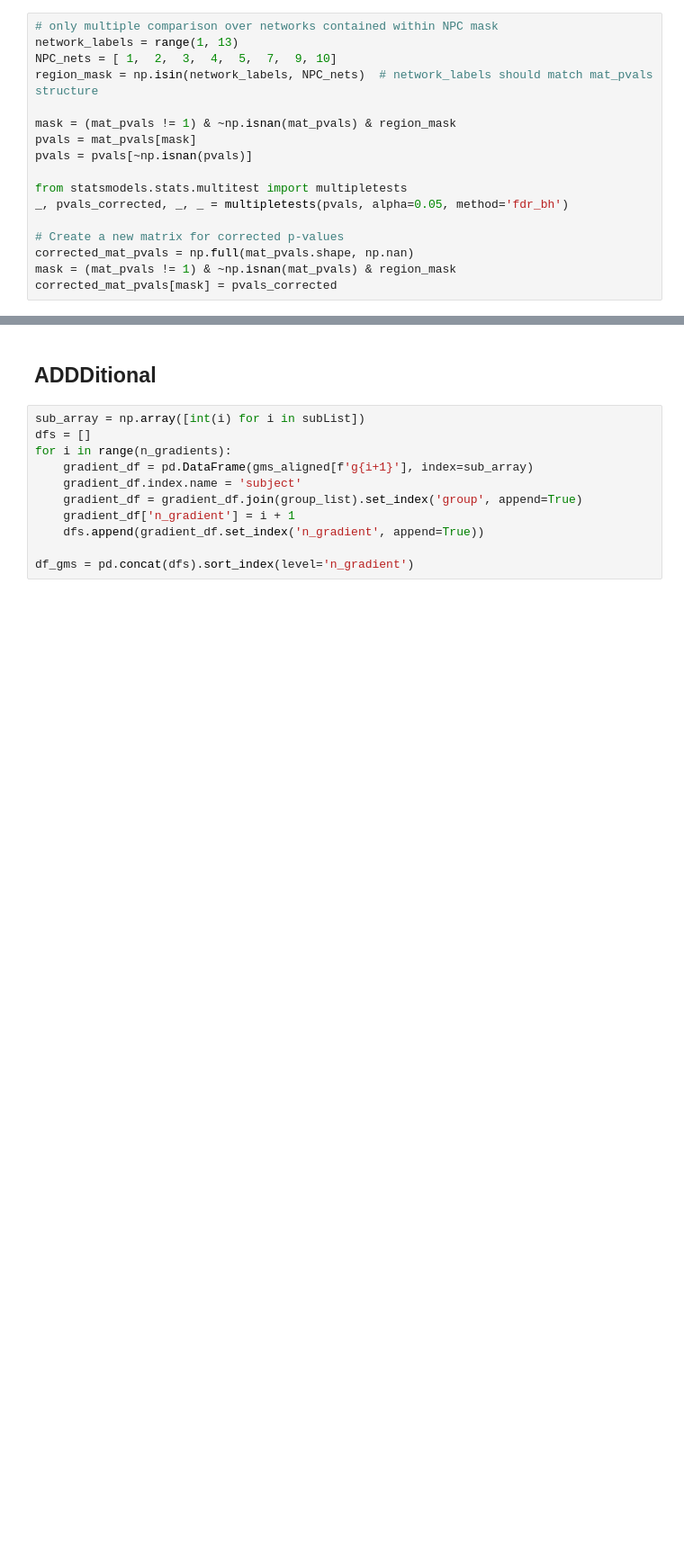
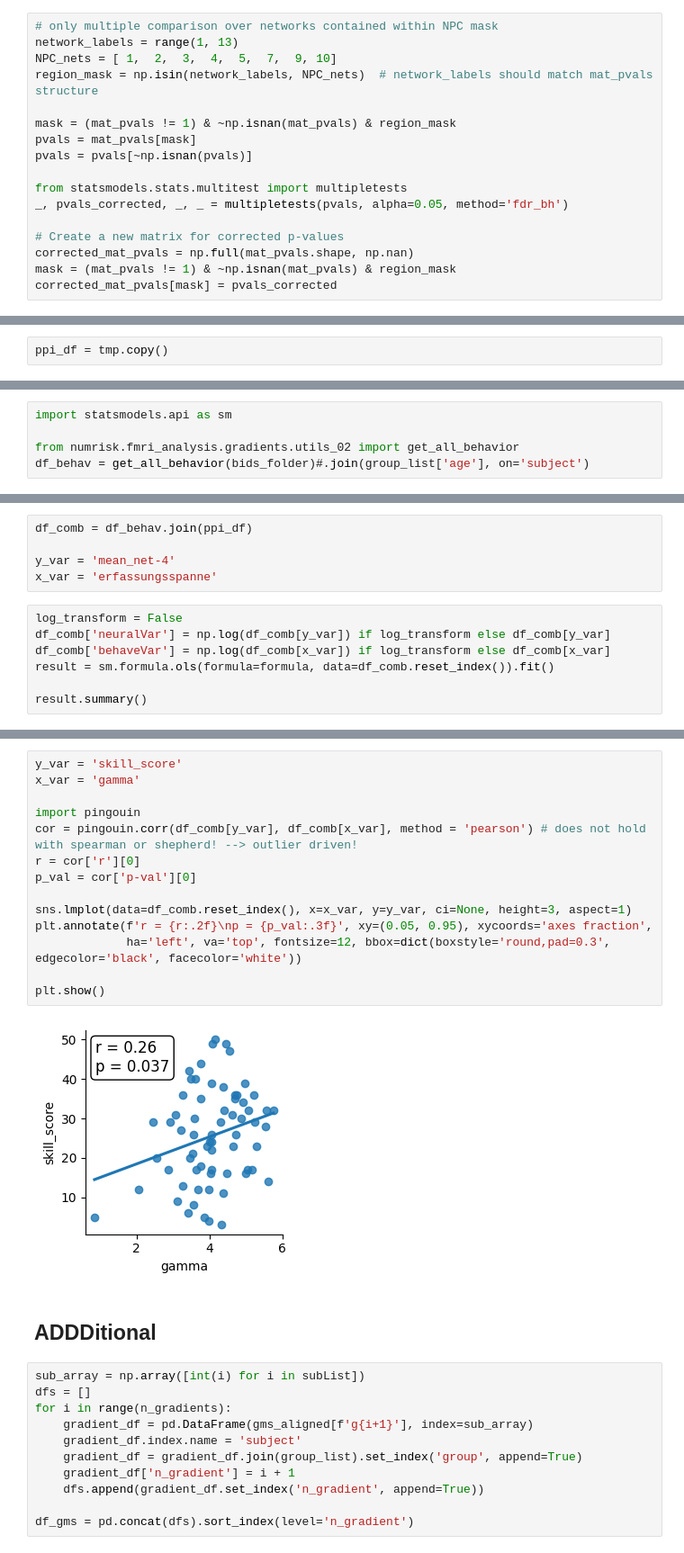
Before and after one commit to mrenke/numrisk, a Jupyter notebook: numrisk/visualize&plots/gradient_module_wrapUp01.ipynb, the cells around one changed output, grey strips where cells are left out. Shown at 90% size. Cells and saved outputs as stored; diff of their text form; blank space fills up the shorter version.

Commit message:
gradient Module WrapUp 01

```diff
--- a/numrisk/visualize&plots/gradient_module_wrapUp01.ipynb
+++ b/numrisk/visualize&plots/gradient_module_wrapUp01.ipynb
@@ -260,0 +350,2 @@ TtestResult(statistic=-1.4920624827703082, pvalue=0.14063143551409, df=63.539580
+# %%
+ppi_df = tmp.copy()
@@ -260,0 +357,5 @@ TtestResult(statistic=-1.4920624827703082, pvalue=0.14063143551409, df=63.539580
+# %%
+import statsmodels.api as sm
+
+from numrisk.fmri_analysis.gradients.utils_02 import get_all_behavior
+df_behav = get_all_behavior(bids_folder)#.join(group_list['age'], on='subject')
@@ -260,0 +457,12 @@ TtestResult(statistic=-1.4920624827703082, pvalue=0.14063143551409, df=63.539580
+# %%
+df_comb = df_behav.join(ppi_df)
+
+y_var = 'mean_net-4'
+x_var = 'erfassungsspanne'
+# %%
+log_transform = False
+df_comb['neuralVar'] = np.log(df_comb[y_var]) if log_transform else df_comb[y_var]
+df_comb['behaveVar'] = np.log(df_comb[x_var]) if log_transform else df_comb[x_var]
+result = sm.formula.ols(formula=formula, data=df_comb.reset_index()).fit()
+
+result.summary()
@@ -261,3 +490,19 @@ TtestResult(statistic=-1.4920624827703082, pvalue=0.14063143551409, df=63.539580
+# %%
+y_var = 'skill_score'
+x_var = 'gamma'
+
+import pingouin
+cor = pingouin.corr(df_comb[y_var], df_comb[x_var], method = 'pearson') # does not hold with spearman or shepherd! --> outlier driven!
+r = cor['r'][0]
+p_val = cor['p-val'][0]
+
+sns.lmplot(data=df_comb.reset_index(), x=x_var, y=y_var, ci=None, height=3, aspect=1)
+plt.annotate(f'r = {r:.2f}\np = {p_val:.3f}', xy=(0.05, 0.95), xycoords='axes fraction',
+             ha='left', va='top', fontsize=12, bbox=dict(boxstyle='round,pad=0.3', edgecolor='black', facecolor='white'))
+
+plt.show()
+# %% [output]
+[figure, added]
 # %% [markdown]
 ## ADDDitional
 # %%
```
Also changed, not shown: parts of 27 cells of this notebook, 2 other files.
